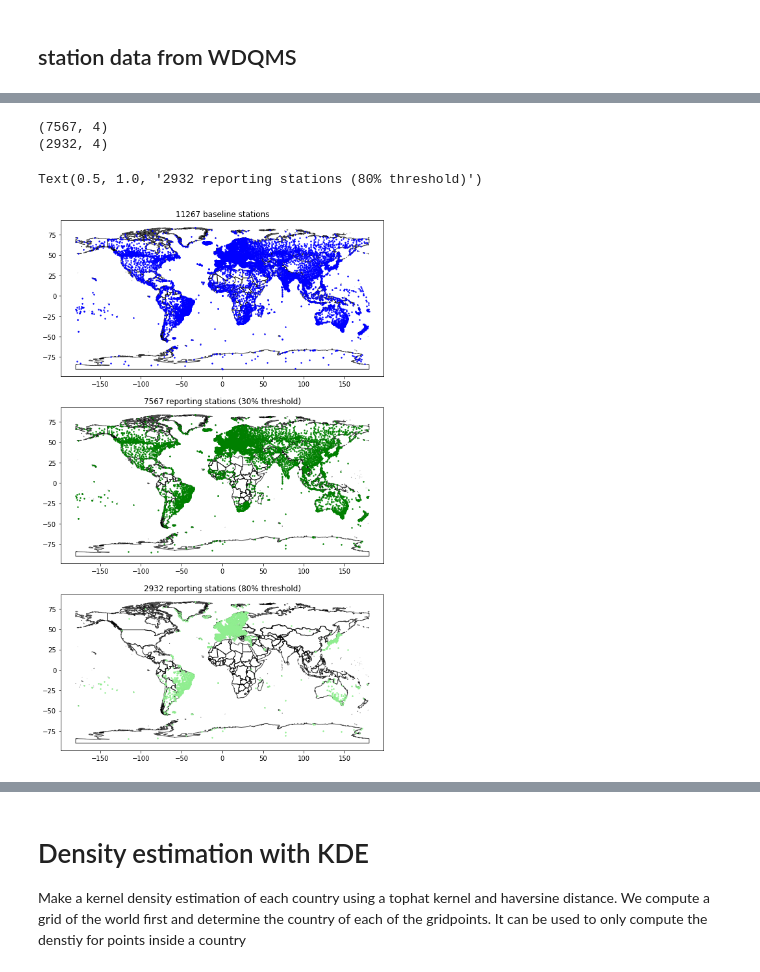
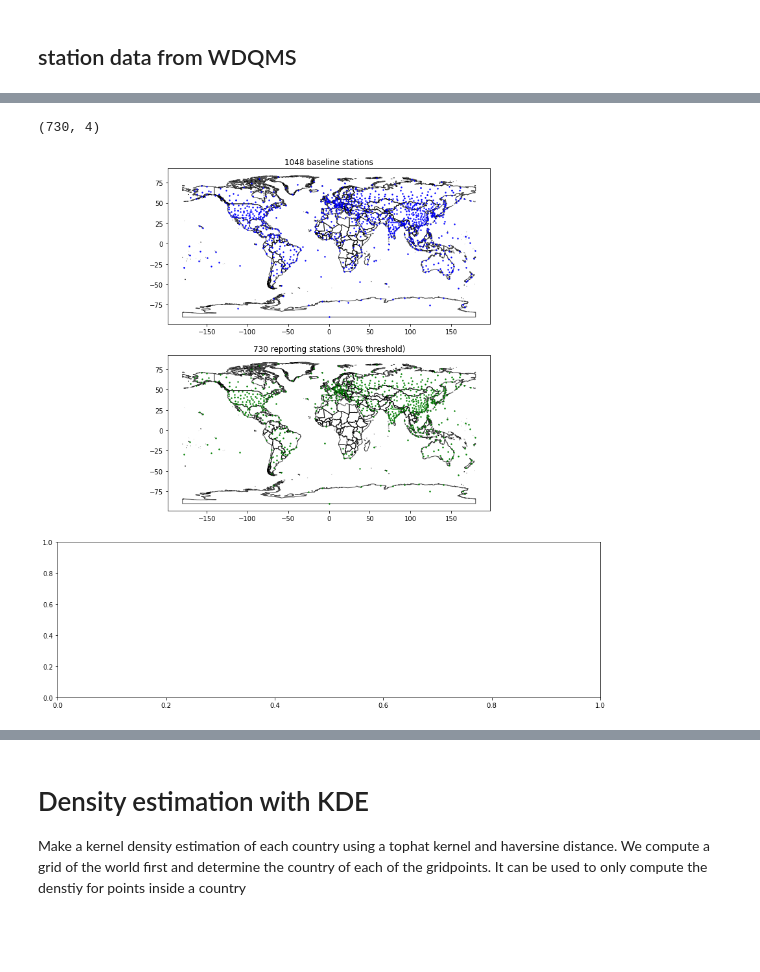
Before and after one commit to kurt-hectic/wmo-notebooks, a Jupyter notebook: GBON HR definitions.ipynb, the cells around one changed output, grey strips where cells are left out. Saved outputs shown, nothing was run; the diff lists cells and outputs as text; code cells hidden in the pictures; blank space fills up the shorter version.

```diff
--- a/GBON HR definitions.ipynb
+++ b/GBON HR definitions.ipynb
@@ -29,5 +26,6 @@ C:\Users\Timo\AnacondaProjects\work\wmo-notebooks
 # %%
 datadir = r"./data/"
+outputdir = r"C:\TEMP"
 
 if not os.path.isdir(datadir):
     print("warning..data not in place.. install large file system git")
@@ -144,45 +178,60 @@ gdf_stations.head(5)
 # baseline of stations. All unique stations
 gdf_baseline=gdf_stations.drop_duplicates(subset="wigosid")
 # %%
-# stations that are reporting. At least 30% of expected reports on at least 60% of occasions
-per_exp = 0.3
-per_occ = 0.6
-GBON_per_6h = 6 # 1h observations
+if analysis_type == "SYNOP":
+    # stations that are reporting. At least 30% of expected reports on at least 60% of occasions
+    per_exp = 0.3
+    per_occ = 0.6
+    GBON_per_6h = 6 # 1h observations
+
+    gdf_reporting=gdf_stations[gdf_stations.nr_received >= GBON_per_6h * per_exp ]
+    gdf_reporting=gpd.GeoDataFrame( gdf_reporting.groupby("wigosid").agg({"datetime":"count","geometry":"first","country_id":"first","name":"first"}).rename(columns={"datetime":"nr_ok_intervals"}))
+    gdf_reporting.crs = "epsg:4326"
+    gdf_reporting=gdf_reporting[gdf_reporting.nr_ok_intervals >= 31 * 4 * per_occ ]  #31 days of 4 intervals in Jan
+    print(gdf_reporting.shape)
+
+    per_exp = 0.8
+
+    gdf_reporting_2=gdf_stations[gdf_stations.nr_received >= GBON_per_6h * per_exp ]
+    gdf_reporting_2=gpd.GeoDataFrame( gdf_reporting_2.groupby("wigosid").agg({"datetime":"count","geometry":"first","country_id":"first","name":"first"}).rename(columns={"datetime":"nr_ok_intervals"}))
+    gdf_reporting_2.crs = "epsg:4326"
+    gdf_reporting_2=gdf_reporting_2[gdf_reporting_2.nr_ok_intervals >= 31 * 4 * per_occ ]  #31 days of 4 intervals in Jan
+    print(gdf_reporting_2.shape)
 
 
-gdf_reporting=gdf_stations[gdf_stations.nr_received >= GBON_per_6h * per_exp ]
-gdf_reporting=gpd.GeoDataFrame( gdf_reporting.groupby("wigosid").agg({"datetime":"count","geometry":"first","country_id":"first","name":"first"}).rename(columns={"datetime":"nr_ok_intervals"}))
-gdf_reporting.crs = "epsg:4326"
-gdf_reporting=gdf_reporting[gdf_reporting.nr_ok_intervals >= 31 * 4 * per_occ ]  #31 days of 4 intervals in Jan
-print(gdf_reporting.shape)
+elif analysis_type == "UA":
+    per_exp = 0.3
+    per_occ = 0.6
+    GBON_daily = 2
 
-per_exp = 0.8
+    tmp=gdf_stations.set_index("datetime").groupby([pd.Grouper(freq="D"),"wigosid"]).agg({"nr_received":"sum","geometry":"first","country_id":"first","name":"first"})
+    gdf_reporting=gpd.GeoDataFrame(tmp[tmp.nr_received >= GBON_daily * per_exp ].groupby("wigosid").agg({"nr_received":"count","geometry":"first","country_id":"first","name":"first"}).rename(columns={"nr_received":"nr_ok_days"}))
+    gdf_reporting.crs = "epsg:4326"
+    gdf_reporting=gdf_reporting[gdf_reporting.nr_ok_days >= 31 * per_occ ]
 
-gdf_reporting_2=gdf_stations[gdf_stations.nr_received >= GBON_per_6h * per_exp ]
-gdf_reporting_2=gpd.GeoDataFrame( gdf_reporting_2.groupby("wigosid").agg({"datetime":"count","geometry":"first","country_id":"first","name":"first"}).rename(columns={"datetime":"nr_ok_intervals"}))
-gdf_reporting_2.crs = "epsg:4326"
-gdf_reporting_2=gdf_reporting_2[gdf_reporting_2.nr_ok_intervals >= 31 * 4 * per_occ ]  #31 days of 4 intervals in Jan
-print(gdf_reporting_2.shape)
+    print(gdf_reporting.shape)
 # %% [output]
-(7567, 4)
-(2932, 4)
+(730, 4)
 # %%
 fig,(ax1,ax2,ax3) = plt.subplots(3,figsize=(15,15))
 
 gdf_world.plot(ax=ax1,alpha=0.7,facecolor="none")
 gdf_baseline.plot(ax=ax1,markersize=2,color="blue")
 ax1.set_title("{} baseline stations".format(len(gdf_baseline)))
 
 gdf_world.plot(ax=ax2,alpha=0.7,facecolor="none")
 gdf_reporting.plot(ax=ax2,markersize=2,color="green")
 ax2.set_title("{} reporting stations (30% threshold)".format(len(gdf_reporting)))
 
-gdf_world.plot(ax=ax3,alpha=0.7,facecolor="none")
-gdf_reporting_2.plot(ax=ax3,markersize=2,color="lightgreen")
-ax3.set_title("{} reporting stations (80% threshold)".format(len(gdf_reporting_2)))
+if analysis_type == "SYNOP":
+    gdf_world.plot(ax=ax3,alpha=0.7,facecolor="none")
+    gdf_reporting_2.plot(ax=ax3,markersize=2,color="lightgreen")
+    ax3.set_title("{} reporting stations (80% threshold)".format(len(gdf_reporting_2)))
+
+
+fig.savefig(os.path.join(outputdir,"GBON-coverage-map-{}.png".format(analysis_type)))
 # %% [output]
-Text(0.5, 1.0, '2932 reporting stations (80% threshold)')
-[figure, old version]
+[figure, new version]
 # %%
 def station_to_country(stations,plot=False):
 
```
Also changed, not shown: parts of 19 cells of this notebook, 2 other files.
